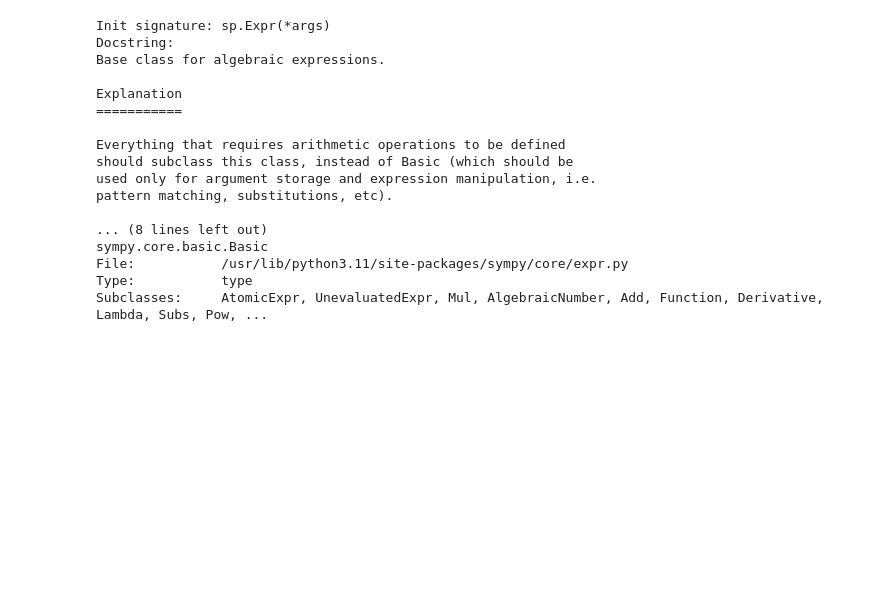
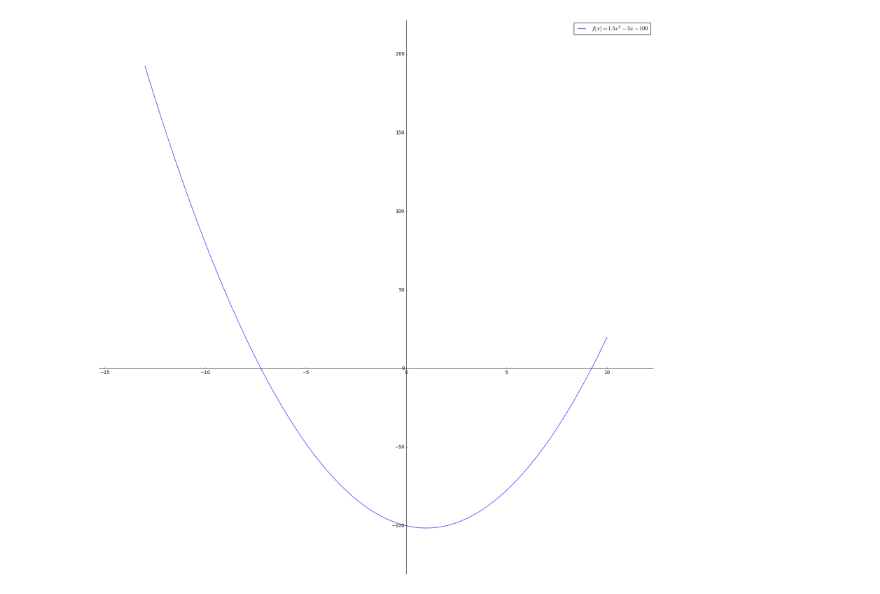
Before and after one commit to charl-potgieter/AustralianSchoolMaths, a Jupyter notebook: WebsiteCreator/caller.ipynb, the cells around one changed output. Cells and saved outputs as stored; diff of their text form; code cells hidden in the pictures; blank space fills up the shorter version.

```diff
--- a/WebsiteCreator/caller.ipynb
+++ b/WebsiteCreator/caller.ipynb
@@ -55,20 +47,13 @@ int(round(1.4))
-# %%
-sp.Expr?
-# %% [output]
-Init signature: sp.Expr(*args)
-Docstring:
-Base class for algebraic expressions.
-
-Explanation
-===========
-
-Everything that requires arithmetic operations to be defined
-should subclass this class, instead of Basic (which should be
-used only for argument storage and expression manipulation, i.e.
-pattern matching, substitutions, etc).
-
-... (8 lines left out)
-sympy.core.basic.Basic
-File:           /usr/lib/python3.11/site-packages/sympy/core/expr.py
-Type:           type
-Subclasses:     AtomicExpr, UnevaluatedExpr, Mul, AlgebraicNumber, Add, Function, Derivative, Lambda, Subs, Pow, ...
+# %%
+my_graph = Figure()
+x = sp.symbols('x')
+
+parabola = DataSeries()
+parabola.domain.min = -13
+parabola.domain.max = 10
+parabola.expression = 3/2*x**2 -3*x - 100
+my_graph.axes.add_plot_data(parabola)
+
+my_graph.render()
+# %% [output]
+[figure, added]
```
Also changed, not shown: parts of 3 cells of this notebook, 1 other file.
